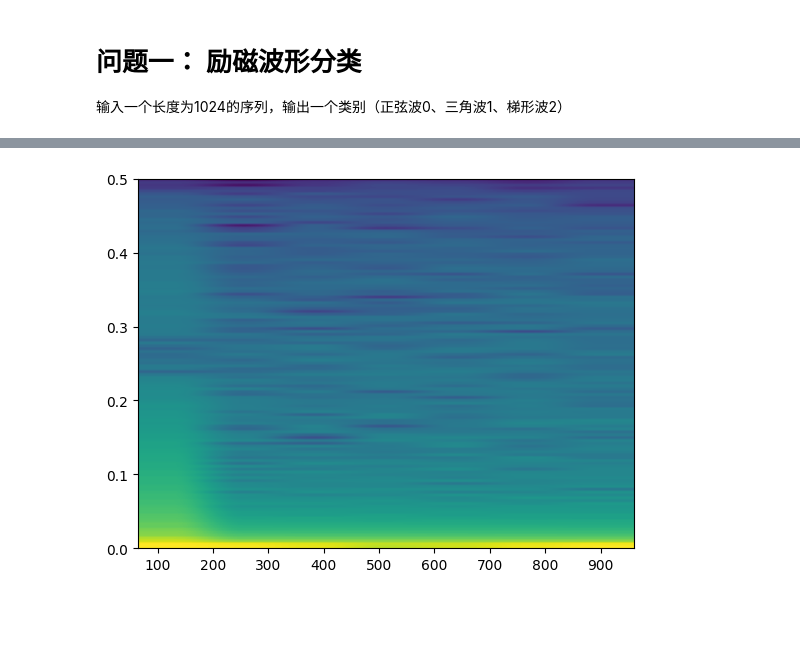
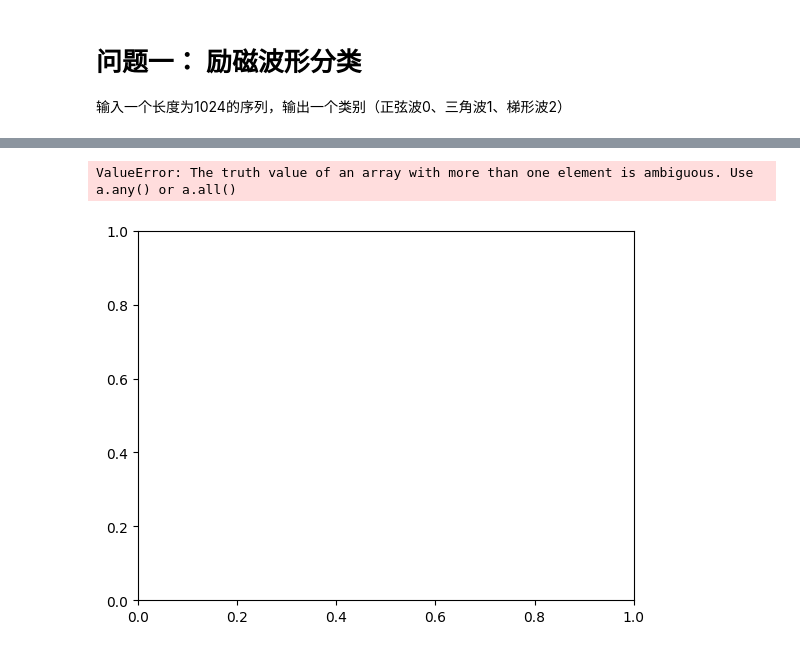
Before and after one commit to DURUII/Contest-CPMCM2024-C, a Jupyter notebook: Prob1.ipynb, the cells around one changed output, grey strips where cells are left out. Drawn from its saved outputs; the diff is of its cells as text; code cells hidden in the pictures; blank space fills up the shorter version.

```diff
--- a/Prob1.ipynb
+++ b/Prob1.ipynb
@@ -20,4 +23,0 @@ df.head(1)
-# %%
-# for all waveform, max-min normalize to [-1, 1], for better classification
-df['flux_density'] = df['flux_density'].apply(
-    lambda x: (x - np.min(x)) / (np.max(x) - np.min(x)))
@@ -23,0 +28,3 @@ df['flux_density'] = df['flux_density'].apply(
+# %%
+df = df[df['flux_density'].apply(lambda x: np.isnan(x).any()) == False]
+df
@@ -33,7 +54,9 @@ df[df['type_waveform'] == '梯形波'].head(1)
 # %%
 # iterate over the range with a step of 10, ensuring the index is within bounds
 fig, axes = plt.subplots(1, 3, figsize=(12, 3))
+xs = np.linspace(0, 1, 1024)
 for type_waveform, ax in zip(['正弦波', '三角波', '梯形波'], axes):
-    for i in range(1, min(10000, len(df[df['type_waveform'] == type_waveform])), 1):
-        ax.plot(df[df['type_waveform'] == type_waveform]['flux_density'].iloc[i])
+    for i in range(1, min(10000, len(df[df['type_waveform'] == type_waveform])), 10):
+        ax.plot(xs, df[df['type_waveform'] == type_waveform]['flux_density'].iloc[i])
+plt.savefig('waveform.png', dpi=500, bbox_inches='tight')
 # %% [output]
@@ -41,6 +66,5 @@ for type_waveform, ax in zip(['正弦波', '三角波', '梯形波'], axes):
 # %%
 fig, axes = plt.subplots(1, 3, figsize=(12, 3))
 for type_waveform, ax in zip(['正弦波', '三角波', '梯形波'], axes):
-    for i in range(1, min(10000, len(df[df['type_waveform'] == type_waveform])), 1000):
-        ax.plot(np.fft.fft(df[df['type_waveform'] == type_waveform]['flux_density'].iloc[1]))
+    ax.plot(xs, np.fft.fft(df[df['type_waveform'] == type_waveform]['flux_density'].iloc[1]))
 # %% [output]
@@ -82,5 +72,6 @@ for i in range(1, min(10000, len(df[df['type_waveform'] == '三角波'])), 5):
 # %%
-plt.specgram(df[df['type_waveform'] == '三角波']['flux_density'].iloc[0], Fs=1)
-plt.show()
+for type_waveform in ['正弦波', '三角波', '梯形波']:
+    plt.specgram(xs, df[df['type_waveform'] == type_waveform]['flux_density'].iloc[1])
 # %% [output]
+ValueError: The truth value of an array with more than one element is ambiguous. Use a.any() or a.all()
-[figure, old version]
+[figure, new version]
```
Also changed, not shown: parts of 24 cells of this notebook.
